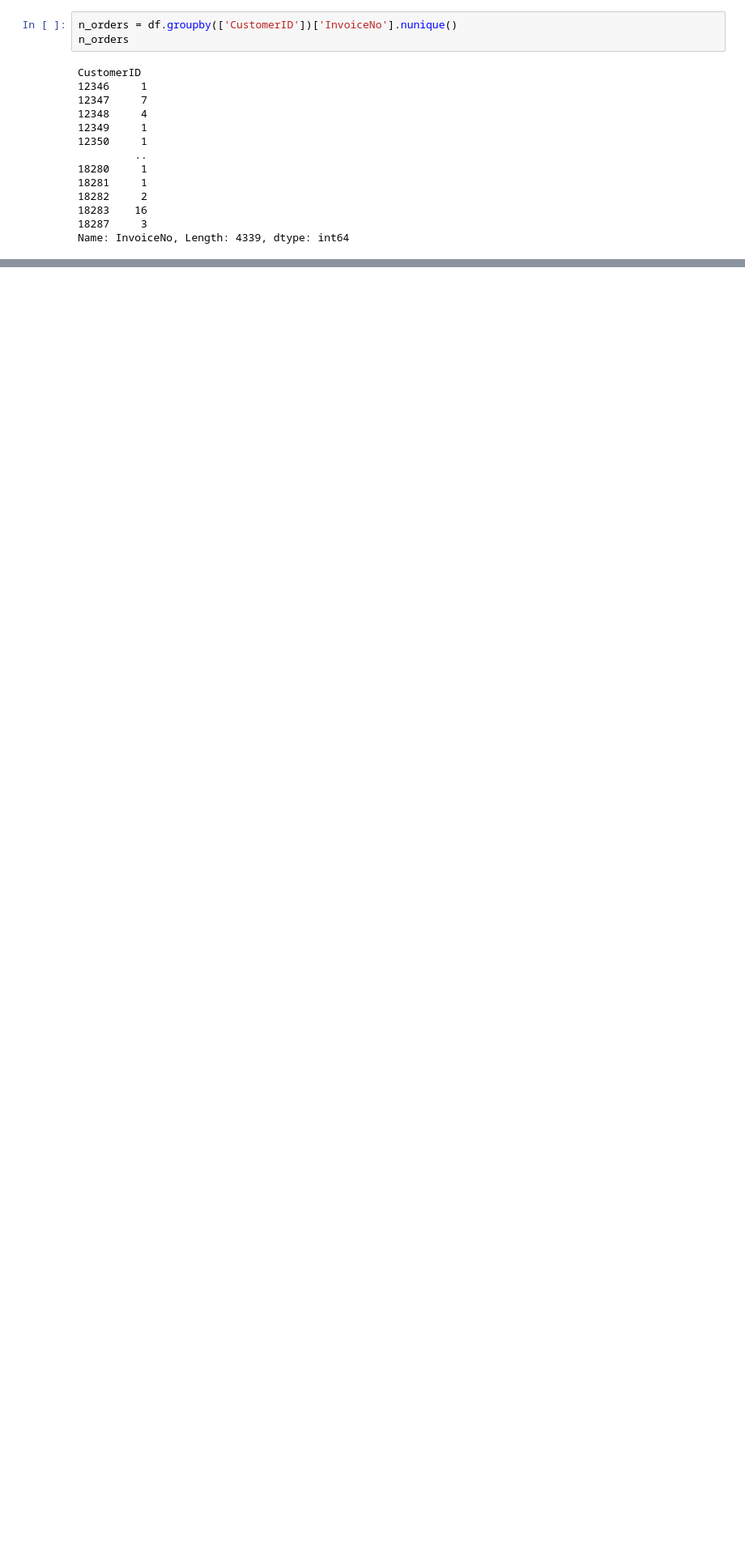
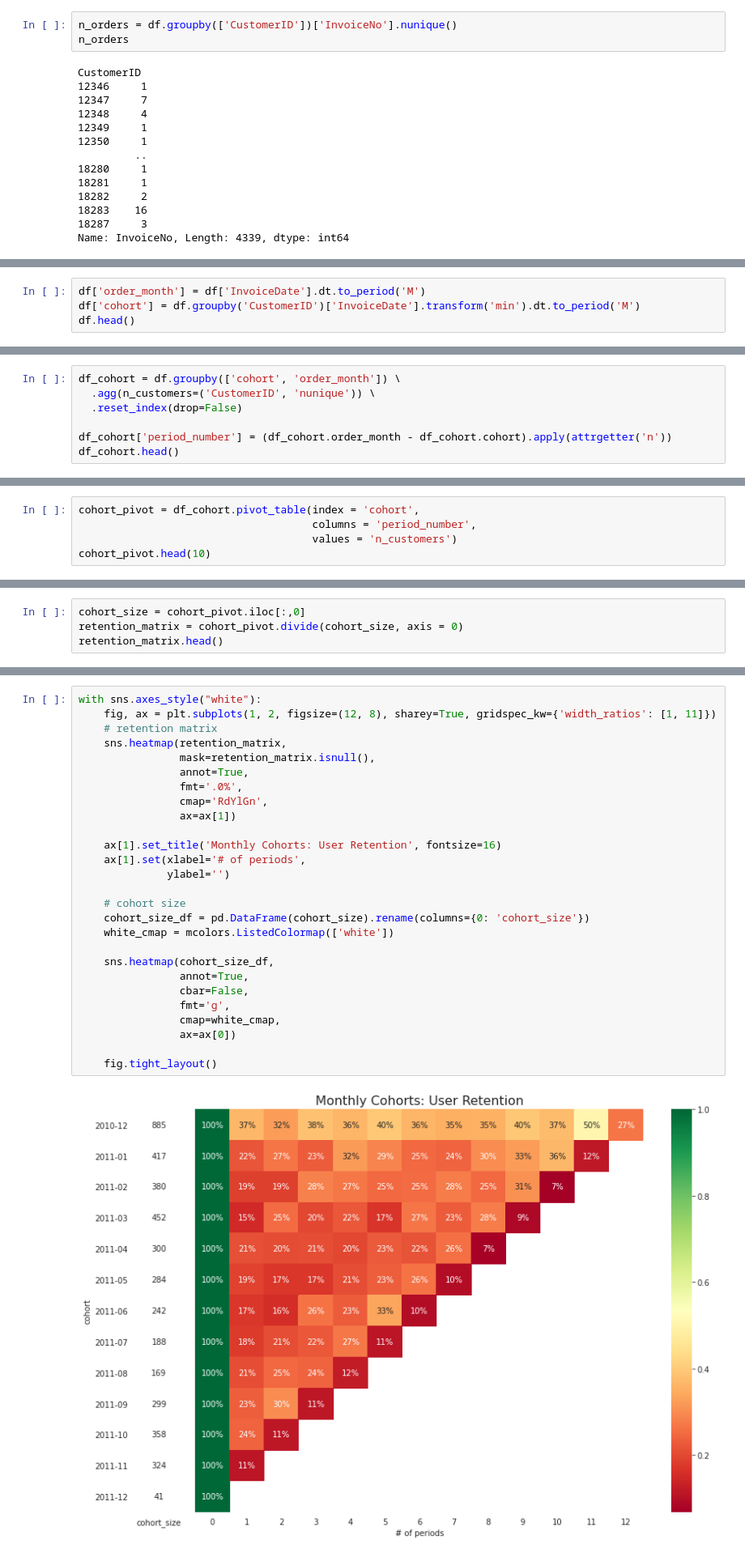
Before and after one commit to martin-fabbri/colab-notebooks, a Jupyter notebook: product-analytics/cohort_analysis.ipynb, the cells around one changed output, grey strips where cells are left out. Shown at 81% size. Saved outputs shown, nothing was run; the diff lists cells and outputs as text; blank space fills up the shorter version.

```diff
--- a/product-analytics/cohort_analysis.ipynb
+++ b/product-analytics/cohort_analysis.ipynb
@@ -97,0 +129,4 @@ mult_orders_perc = np.sum()
+# %%
+df['order_month'] = df['InvoiceDate'].dt.to_period('M')
+df['cohort'] = df.groupby('CustomerID')['InvoiceDate'].transform('min').dt.to_period('M')
+df.head()
@@ -97,0 +142,7 @@ mult_orders_perc = np.sum()
+# %%
+df_cohort = df.groupby(['cohort', 'order_month']) \
+  .agg(n_customers=('CustomerID', 'nunique')) \
+  .reset_index(drop=False)
+
+df_cohort['period_number'] = (df_cohort.order_month - df_cohort.cohort).apply(attrgetter('n'))
+df_cohort.head()
@@ -97,0 +158,5 @@ mult_orders_perc = np.sum()
+# %%
+cohort_pivot = df_cohort.pivot_table(index = 'cohort',
+                                     columns = 'period_number',
+                                     values = 'n_customers')
+cohort_pivot.head(10)
@@ -97,0 +178,4 @@ mult_orders_perc = np.sum()
+# %%
+cohort_size = cohort_pivot.iloc[:,0]
+retention_matrix = cohort_pivot.divide(cohort_size, axis = 0)
+retention_matrix.head()
@@ -97,0 +192,29 @@ mult_orders_perc = np.sum()
+# %%
+with sns.axes_style("white"):
+    fig, ax = plt.subplots(1, 2, figsize=(12, 8), sharey=True, gridspec_kw={'width_ratios': [1, 11]})
+    # retention matrix
+    sns.heatmap(retention_matrix,
+                mask=retention_matrix.isnull(),
+                annot=True,
+                fmt='.0%',
+                cmap='RdYlGn',
+                ax=ax[1])
+
+    ax[1].set_title('Monthly Cohorts: User Retention', fontsize=16)
+    ax[1].set(xlabel='# of periods',
+              ylabel='')
+
+    # cohort size
+    cohort_size_df = pd.DataFrame(cohort_size).rename(columns={0: 'cohort_size'})
+    white_cmap = mcolors.ListedColormap(['white'])
+
+    sns.heatmap(cohort_size_df,
+                annot=True,
+                cbar=False,
+                fmt='g',
+                cmap=white_cmap,
+                ax=ax[0])
+
+    fig.tight_layout()
+# %% [output]
+[figure, added]
```
Also changed, not shown: parts of 17 cells of this notebook.
